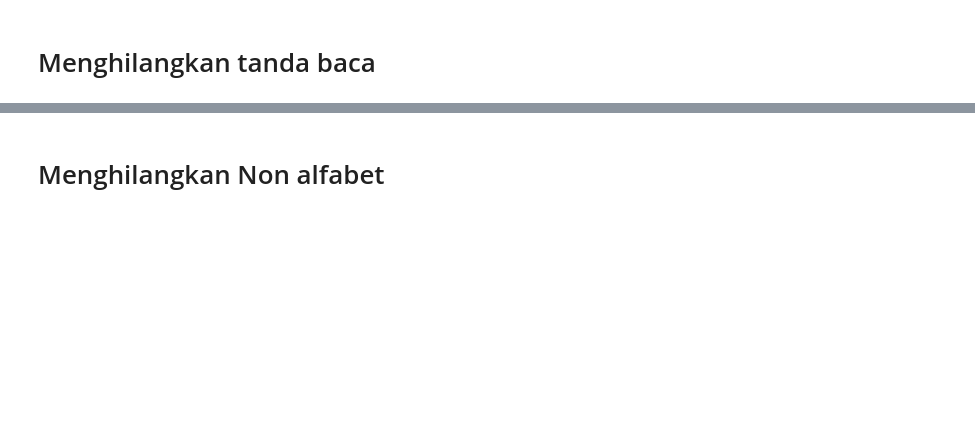
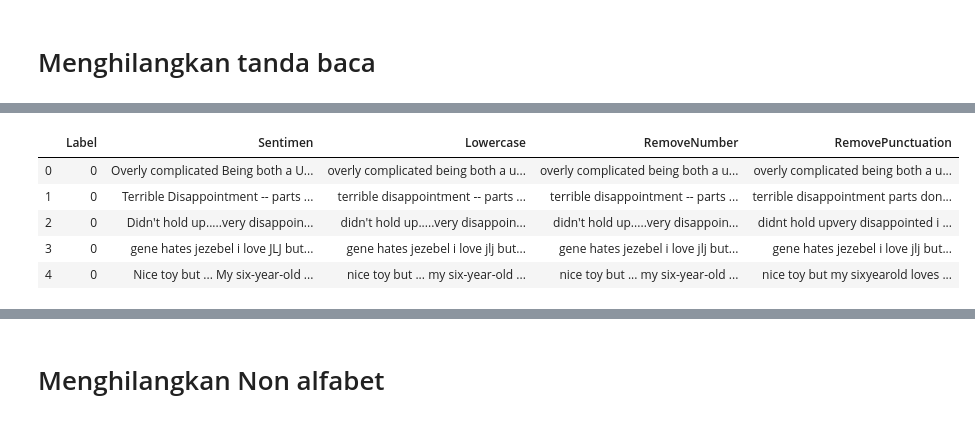
Before and after one commit to AhsanulQalbi/skripsiAnaconda, a Jupyter notebook: SkripsiTransferLearning(TFIDF Library).ipynb, the cells around one changed output, grey strips where cells are left out. Saved outputs shown, nothing was run; the diff lists cells and outputs as text; code cells hidden in the pictures; blank space fills up the shorter version.

```diff
--- a/SkripsiTransferLearning(TFIDF Library).ipynb
+++ b/SkripsiTransferLearning(TFIDF Library).ipynb
@@ -82,0 +116,3 @@ data_FaseToLowercase_Yelp.head()
+# %%
+data_Preprocessing_Amazon_Test['Lowercase'] = data_Lowercase_Amazon_Test
+data_Preprocessing_Amazon_Test.head()
@@ -121,0 +163,15 @@ data_FaseRemoveNumber_Yelp.head()
+# %%
+iterator = 0
+data_RemoveNumber_Amazon_Test = []
+
+data_RemoveNumber_Yelp_Test = []
+
+while iterator < len(data_Preprocessing_Amazon_Test) :
+    data_RemoveNumber_Amazon_Test.append(re.sub(r"\d+", "",data_Preprocessing_Amazon_Test.Lowercase[iterator]))
+    iterator = iterator + 1
+
+iterator = 0
+
+while iterator < len(data_Preprocessing_Yelp_Test) :
+    data_RemoveNumber_Yelp_Test.append(re.sub(r"\d+", "",data_Preprocessing_Yelp_Test.Lowercase[iterator]))
+    iterator = iterator + 1
@@ -160,0 +260,10 @@ data_FaseRemovePunctuation_Yelp.head()
+# %%
+data_Preprocessing_Amazon_Test['RemovePunctuation'] = data_RemovePunctuation_Amazon_Test
+data_Preprocessing_Amazon_Test.head()
+# %% [output]
+|  | Label | Sentimen | Lowercase | RemoveNumber | RemovePunctuation |
+| 0 | 0 | Overly complicated Being both a U... | overly complicated being both a u... | overly complicated being both a u... | overly complicated being both a u... |
+| 1 | 0 | Terrible Disappointment -- parts ... | terrible disappointment -- parts ... | terrible disappointment -- parts ... | terrible disappointment parts don... |
+| 2 | 0 | Didn't hold up.....very disappoin... | didn't hold up.....very disappoin... | didn't hold up.....very disappoin... | didnt hold upvery disappointed i ... |
+| 3 | 0 | gene hates jezebel i love JLJ but... | gene hates jezebel i love jlj but... | gene hates jezebel i love jlj but... | gene hates jezebel i love jlj but... |
+| 4 | 0 | Nice toy but ... My six-year-old ... | nice toy but ... my six-year-old ... | nice toy but ... my six-year-old ... | nice toy but my sixyearold loves ... |
```
Also changed, not shown: parts of 95 cells of this notebook, 5 other files.
